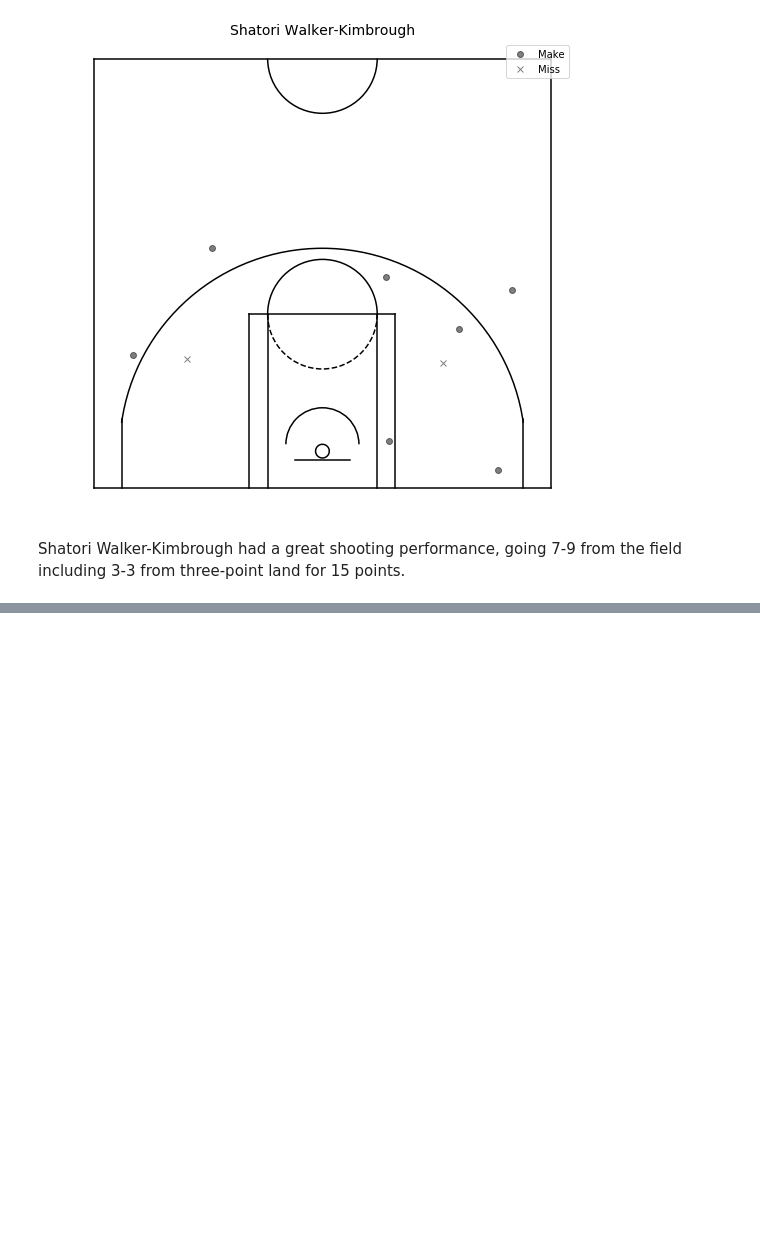
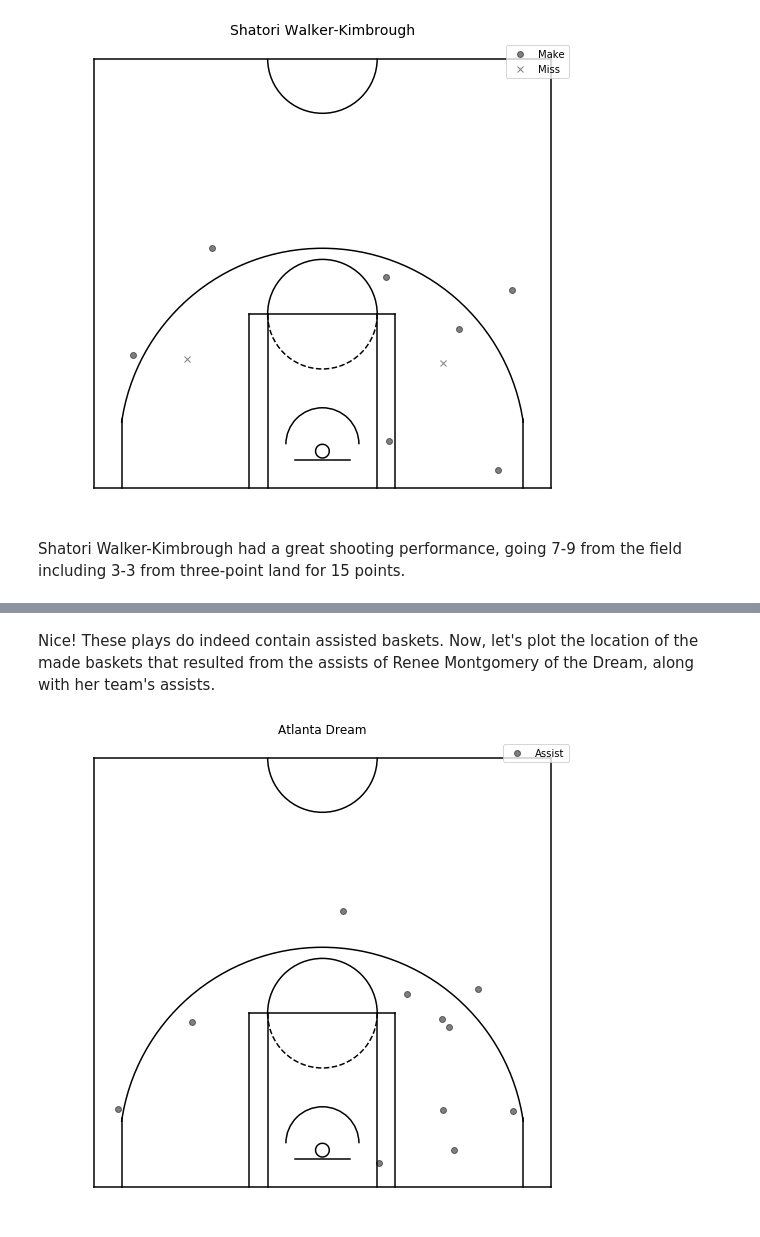
Before and after one commit to basketballrelativity/location_data, a Jupyter notebook: wnba_location_charts.ipynb, the cells around one changed output, grey strips where cells are left out. Saved outputs shown, nothing was run; the diff lists cells and outputs as text; code cells hidden in the pictures; blank space fills up the shorter version.

Commit message:
adding assist, turnover, and fouls-drawn charts to the WNBA notebook

```diff
--- a/wnba_location_charts.ipynb
+++ b/wnba_location_charts.ipynb
@@ -178,0 +204,43 @@ Shatori Walker-Kimbrough had a great shooting performance, going 7-9 from the fi
+# %% [markdown]
+Nice! These plays do indeed contain assisted baskets. Now, let's plot the location of the made baskets that resulted from the assists of Renee Montgomery of the Dream, along with her team's assists.
+# %%
+def plot_ast(ast_df, player_or_team, unit_id):
+    """ plot_ast plots an assist or list of assists given in the
+    assist DataFrame provided
+
+    @param ast_df (DataFrame): DataFrame of assists with locX and
+        locY columns
+
+    @param player_or_team (str): One of 'team' or 'player'
+        strings indicating the type of assist chart to generate
+
+    @param unit_id (int): Unique identifier of player or team
+
+    Returns
+
+        court (maplotlib.figure.Figure): Court visual with
+            the assists plotted
+    """
+    court, court_axis = draw_court()
+    if player_or_team=='team':
+        ast = ast_df[(ast_df['tid']==unit_id) & (ast_df['epid']!='') & (ast_df['etype']==1)]
+        court_axis.set_title('Atlanta Dream')
+#         if len(ast)>0:
+#             court_axis.set_title(ast['TEAM_NAME'].iloc[0], fontsize=14)
+    else:
+        ast = ast_df[(ast_df['epid']==str(unit_id)) & (ast_df['etype']==1)]
+        court_axis.set_title('Renee Montgomery', fontsize=14)
+#         if len(ast)>0:
+#             court_axis.set_title(ast['PLAYER2_NAME'].iloc[0], fontsize=14)
+
+
+    if len(ast_df)>0:
+        court_axis.plot(-ast['locX'], ast['locY'], 'ko', alpha=0.5, label='Assist')
+
+    plt.legend(loc='upper right')
+    plt.close()
+    return court
+# %%
+plot_ast(shot_df, 'team', 1611661330)
+# %% [output]
+[figure, added]
```
Also changed, not shown: parts of 19 cells of this notebook.
